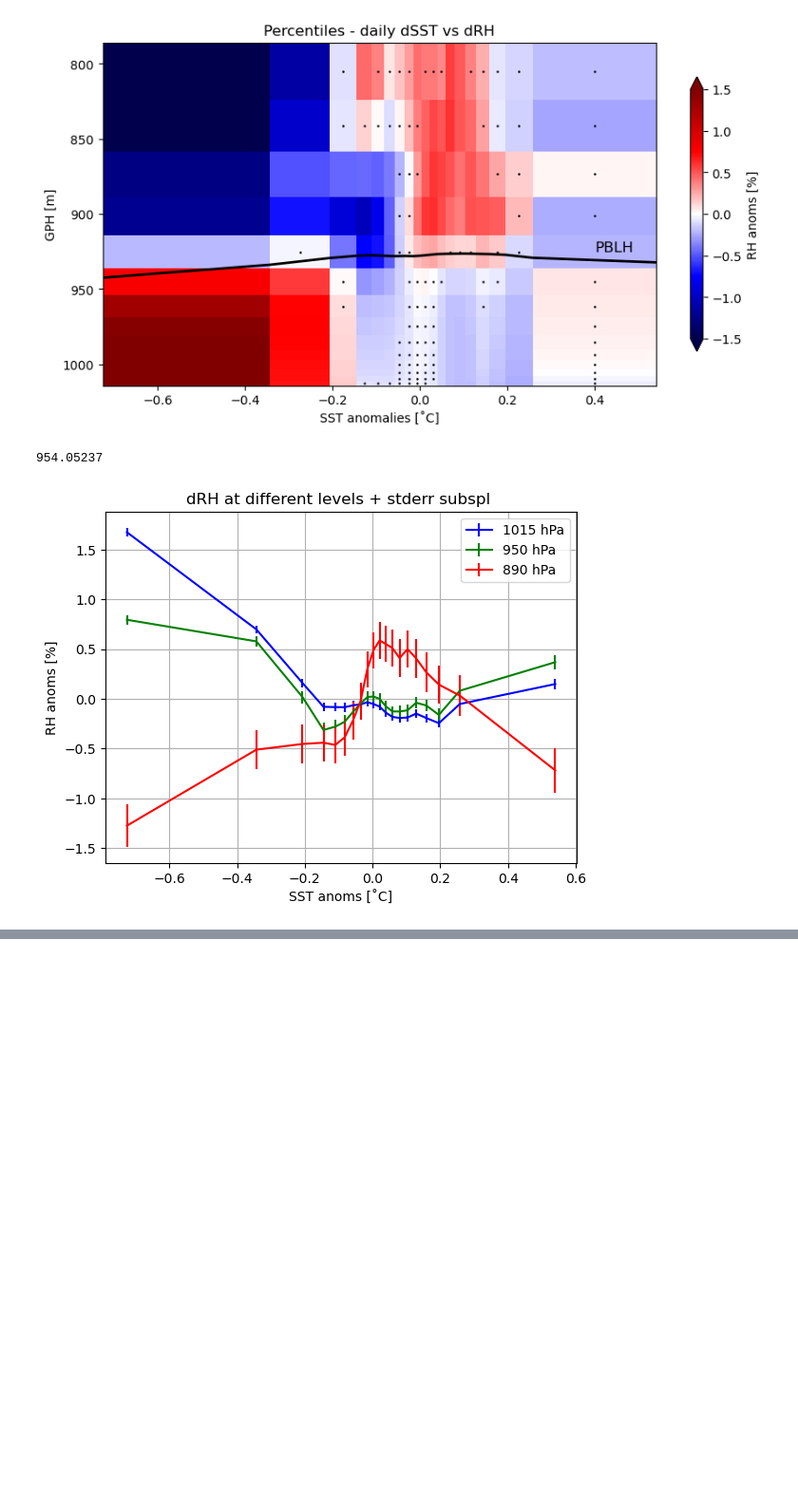
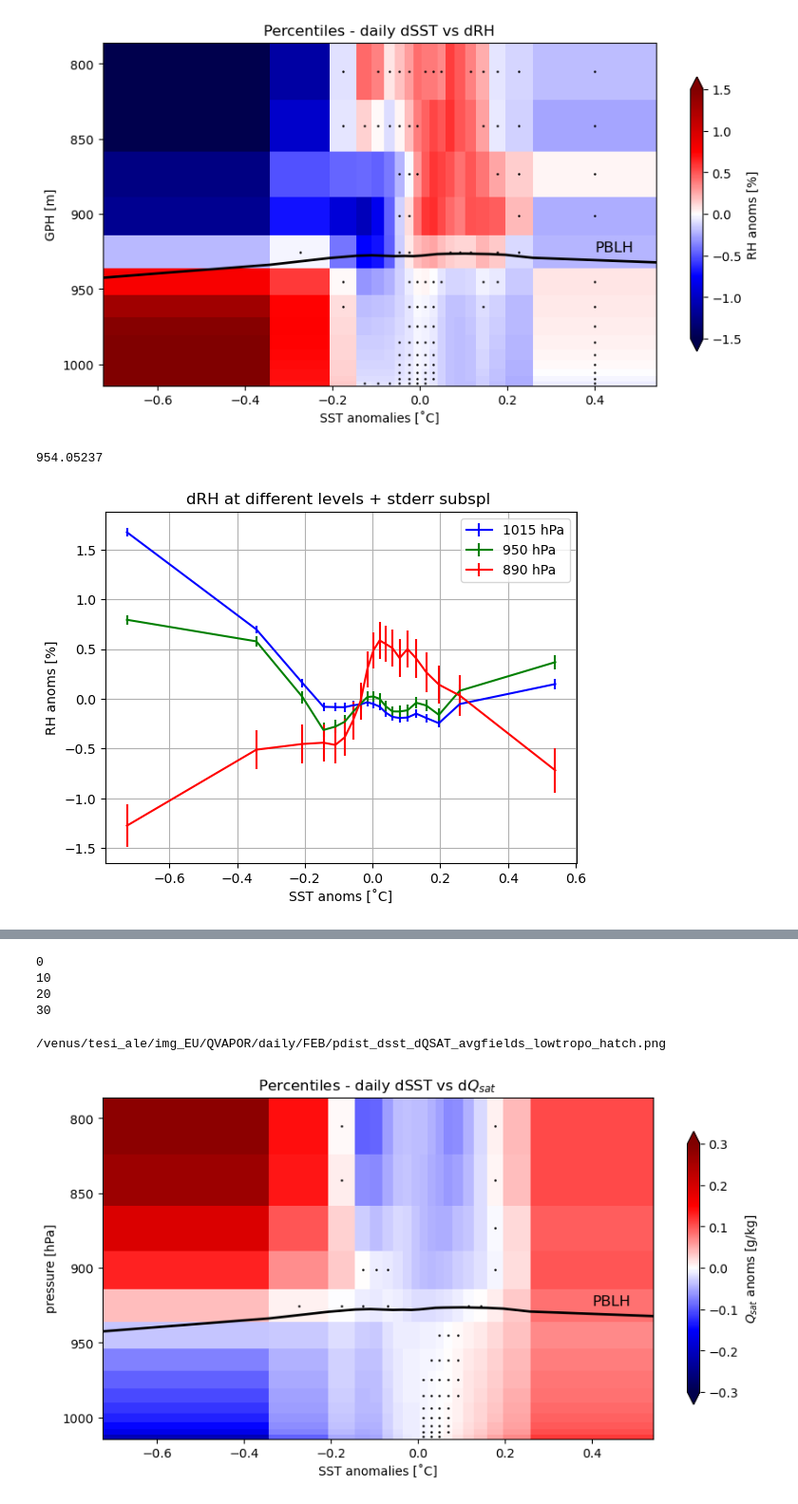
Before and after one commit to meteorologopazzo/thesis_material, a Jupyter notebook: EURECA_scripts/QVAPOR_day.ipynb, the cells around one changed output, grey strips where cells are left out. Shown at 95% size. Saved outputs shown, nothing was run; the diff lists cells and outputs as text; code cells hidden in the pictures; blank space fills up the shorter version.

```diff
--- a/EURECA_scripts/QVAPOR_day.ipynb
+++ b/EURECA_scripts/QVAPOR_day.ipynb
@@ -571,0 +652,3 @@ plt.title('dRH at different levels + stderr subspl ')
+# %%
+with open('/venus/tesi_ale/data_EU/SST/daily/FEB/dSST_day_feb.npy', 'rb') as f:
+    dsst_day = np.load(f)
@@ -571,0 +661,75 @@ plt.title('dRH at different levels + stderr subspl ')
+# %%
+# PERC DISTRIBUTION dQVAPOR vs dSST - DAILY + PVALUE SUBSAMPLED height dependent
+perc_step = 5
+nbins = int(100/perc_step) # Number of bins.
+
+# percentiles
+# x,y,perc_step, nbins, popmean, nt, nttop, nskip, nskiptop, top, perc_fixbin
+# dist_x, dist_y, std_y, stderr_y, npoints_y, pvalue_y, pvalue_y_sub
+
+pdist_dsst, pdist_qsat, pstd_qsat, pstderr_qsat, pnpoints_qsat, ppvalue_qsat_sub = \
+dist_3d_subsample(dsst_day, dqsat_avg, perc_step, nbins, popmean, nt, nttop, nskip, nskiptop, top=14, perc_fixbin='perc')
+
+
+my_save_data('/venus/tesi_ale/data_EU/QVAPOR/daily/FEB/pdistrs_dsst_dQSAT_avgfields_day_feb.npy', [pdist_dsst, pdist_qsat, pstd_qsat, pstderr_qsat, pnpoints_qsat, ppvalue_qsat_sub])
+# %% [output]
+0
+10
+20
+30
+# %%
+### LOAD PRESSURE COLUMN
+mean_vert_pres = np.load('/venus/tesi_ale/data_EU/PRES/daily/FEB/mean_vert_pres.npy')
+# %%
+p_level_plot = int(15)
+
+perc = True
+title = 'Percentiles' #if perc else 'Fixed bins'
+x = pdist_dsst #if perc else dist_dsst
+var = pdist_qsat #if perc else dist_drh
+minval = -.3 ; maxval = -minval
+#levs = np.arange(minval, maxval+0.1, 0.1)
+
+
+fig, ax1 = plt.subplots(figsize=(10, 5))
+ax1.invert_yaxis()
+p1 = ax1.pcolormesh(x, mean_vert_pres[0:p_level_plot], var[0:p_level_plot],\
+                  vmin=minval, vmax=maxval, cmap='seismic')  #
+ax1.set_xlabel('SST anomalies [˚C]'); ax1.set_ylabel('pressure [hPa]')
+plt.title(str(title)+' - daily dSST vs d$Q_{sat}$')
+cbar = plt.colorbar(p1,ax=ax1, location='right', shrink=0.8, extend='both')
+cbar.set_label('$Q_{sat}$ anoms [g/kg]')
+
+var_pbl = pdist_PBLH_dsst if perc else dist_PBLHpr_dsst
+ax1.plot(x, var_pbl, '-k', linewidth=2)
+ax1.text(0.4, 925, 'PBLH', fontsize=12, color='k')
+
+
+
+# DEF punti significativi (pvalue < 0.05)
+pval = ppvalue_qsat_sub[0:p_level_plot] #if perc else pvalue_drh_sub[0:p_level_plot]
+GPbin = mean_vert_pres[1:p_level_plot] - np.diff(mean_vert_pres[0:p_level_plot])*0.5
+signif_Lcorr_H = np.zeros((len(mean_vert_pres[0:p_level_plot])-1,len(x)-1))
+dsstbin = np.zeros((len(mean_vert_pres[0:p_level_plot])-1,len(x)-1))
+for h in range(0,len(mean_vert_pres[0:p_level_plot])-1):
+    cond1 = pval[h,:-1] > 0.05
+    cond2 = np.abs(var[h,:-1]) < 0.1*np.nanmean(np.abs(var))
+    cond = (cond1) | (cond2)
+#     cond = cond1
+    signif_Lcorr_H[h,:] = np.zeros(len(x)-1) + np.nan
+    signif_Lcorr_H[h, cond] = GPbin[h]
+    dsstbin[h,:] = x[1:] - np.diff(x)*0.5
+
+plt.scatter(dsstbin,signif_Lcorr_H,  s=0.7, color='k')
+
+
+
+# savefig
+path_img = '/venus/tesi_ale/img_EU/QVAPOR/daily/FEB/' #if perc else '/venus/tesi_ale/img_EU/RH/daily/bins/FEB/'
+filename = path_img + 'pdist_dsst_dQSAT_avgfields_lowtropo_hatch.png' #if perc else path_img + 'bins_dsst_drh_lowtropo_hatch.png'
+# plt.savefig(filename)
+print(filename)
+del filename
+# %% [output]
+/venus/tesi_ale/img_EU/QVAPOR/daily/FEB/pdist_dsst_dQSAT_avgfields_lowtropo_hatch.png
+[figure, added]
```
Also changed, not shown: parts of 31 cells of this notebook, 3 other files.
